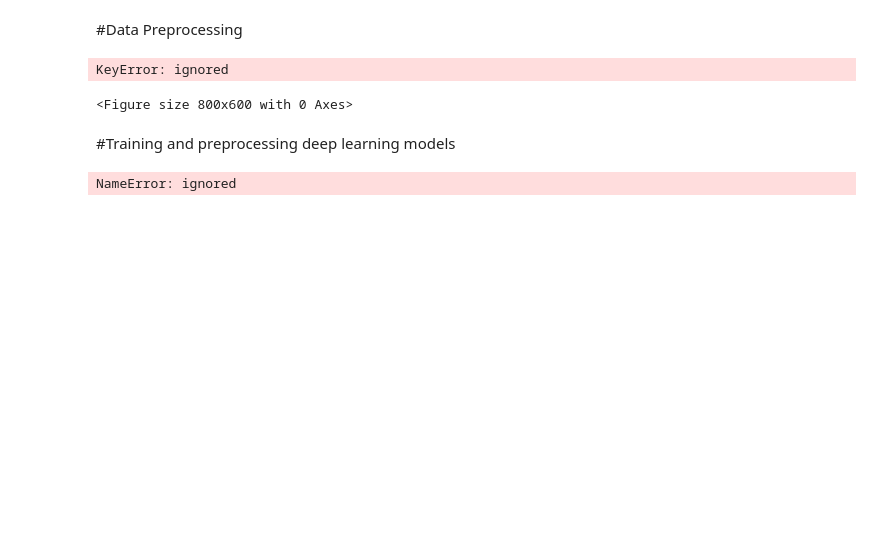
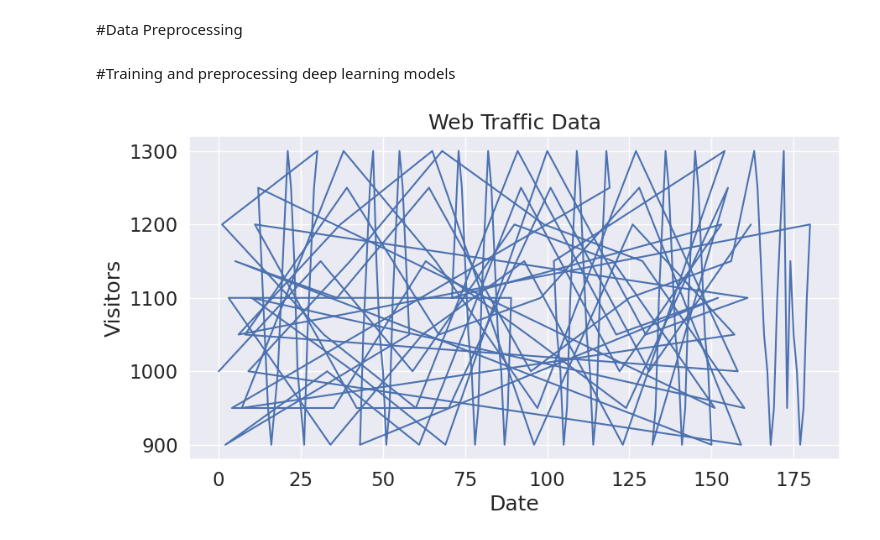
Before and after one commit to oluboladedeb/Web-traffic-forecasting, a Jupyter notebook: Ultimate_Year_Capstone_Project.ipynb, the cells around one changed output. Cells and saved outputs as stored; diff of their text form; code cells hidden in the pictures; blank space fills up the shorter version.

```diff
--- a/Ultimate_Year_Capstone_Project.ipynb
+++ b/Ultimate_Year_Capstone_Project.ipynb
@@ -306,22 +311,10 @@ plt.show()
 # %% [markdown]
 #Data Preprocessing
-# %%
-
-import matplotlib.pyplot as plt
-
-# Assuming you have a DataFrame named 'data' with 'Visitors' and 'Page Views' columns
-
-# Plotting the correlation using a scatter plot
-plt.figure(figsize=(8, 6))
-plt.scatter(df['Visitors'], df['Page Views'], color='b', alpha=0.7)
-plt.xlabel('Visitors')
-plt.ylabel('Page Views')
-plt.title('Correlation between Page Views and Visitors')
-plt.grid(True)
-plt.show()
-# %% [output]
-KeyError: ignored
-<Figure size 800x600 with 0 Axes>
+# %%
+
+#'df' is the DataFrame with 'Date' and 'Traffic' columns
+df['Timestamps'] = pd.to_datetime(df['Timestamps'])
+df= df.sort_values('Timestamps')
 # %%
 # Encode categorical variables "Seasonality" and "Notable Events"
 label_encoder = LabelEncoder()
@@ -333,10 +326,13 @@ X = df[["Seasonality", "Notable Events", "Time"]].values
 y = df["Visitors"].values
 # %% [markdown]
 #Training and preprocessing deep learning models
-# %%
-
-# Assuming 'traffic_data' is your DataFrame with 'Date' and 'Traffic' columns
-traffic_data['Timestamps'] = pd.to_datetime(Estore1['Timestamps'])
-traffic_data = traffic_data.sort_values('Date')
-# %% [output]
-NameError: ignored
+# %%
+# Plot the web traffic data
+plt.figure(figsize=(10, 5))
+plt.plot(df.index, df['Visitors'])
+plt.xlabel('Date')
+plt.ylabel('Visitors')
+plt.title('Web Traffic Data')
+plt.show()
+# %% [output]
+[figure, added]
```
Also changed, not shown: parts of 29 cells of this notebook.
